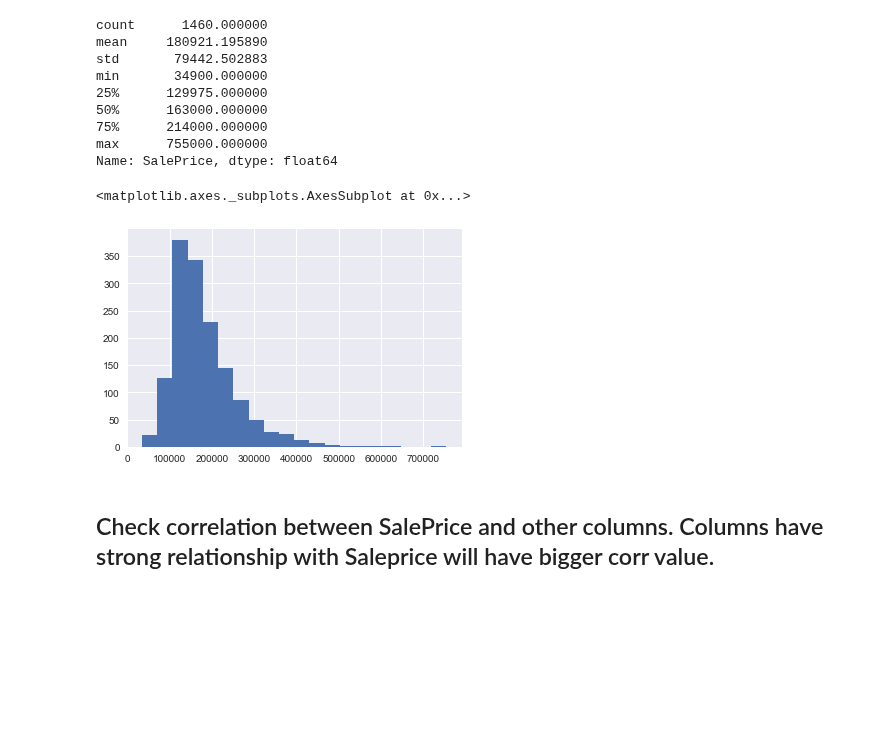
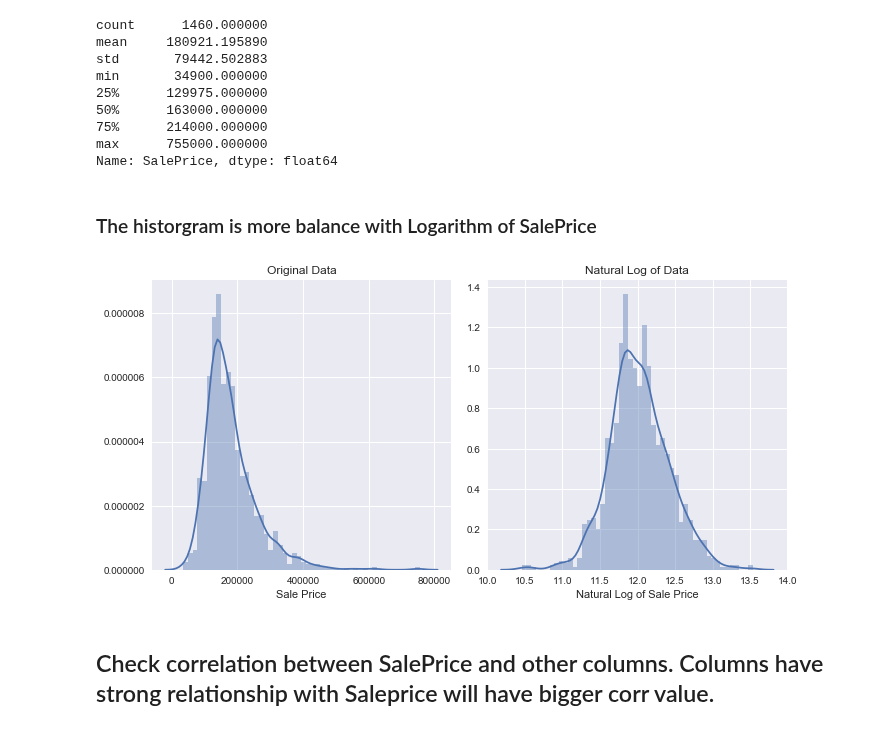
Before and after one commit to latuannetnam/kaggle, a Jupyter notebook: House Prices/House price analysis.ipynb, the cells around one changed output. Saved outputs shown, nothing was run; the diff lists cells and outputs as text; code cells hidden in the pictures; blank space fills up the shorter version.

```diff
--- a/House Prices/House price analysis.ipynb
+++ b/House Prices/House price analysis.ipynb
@@ -115,13 +144,26 @@ min       34900.000000
 75%      214000.000000
 max      755000.000000
 Name: SalePrice, dtype: float64
-# %%
-#histogram
-#sns.distplot(train_data['SalePrice']);
-train_data['SalePrice'].hist(bins=20)
-# %% [output]
-<matplotlib.axes._subplots.AxesSubplot at 0x...>
-[figure, removed]
+# %% [markdown]
+### The historgram is more balance with Logarithm of SalePrice
+# %%
+#histogram
+#train_data['SalePrice'].hist(bins=20)
+target = train_data['SalePrice']
+target_log = np.log(target)
+plt.figure(figsize=(10,5))
+plt.subplot(1,2,1)
+sns.distplot(target, bins=50)
+plt.title('Original Data')
+plt.xlabel('Sale Price')
+
+plt.subplot(1,2,2)
+sns.distplot(target_log, bins=50)
+plt.title('Natural Log of Data')
+plt.xlabel('Natural Log of Sale Price')
+plt.tight_layout()
+# %% [output]
+[figure, added]
 # %% [markdown]
 ## Check correlation between SalePrice and other columns. Columns have strong relationship with Saleprice will have bigger corr value.
 # %%
```
Also changed, not shown: parts of 61 cells of this notebook.
